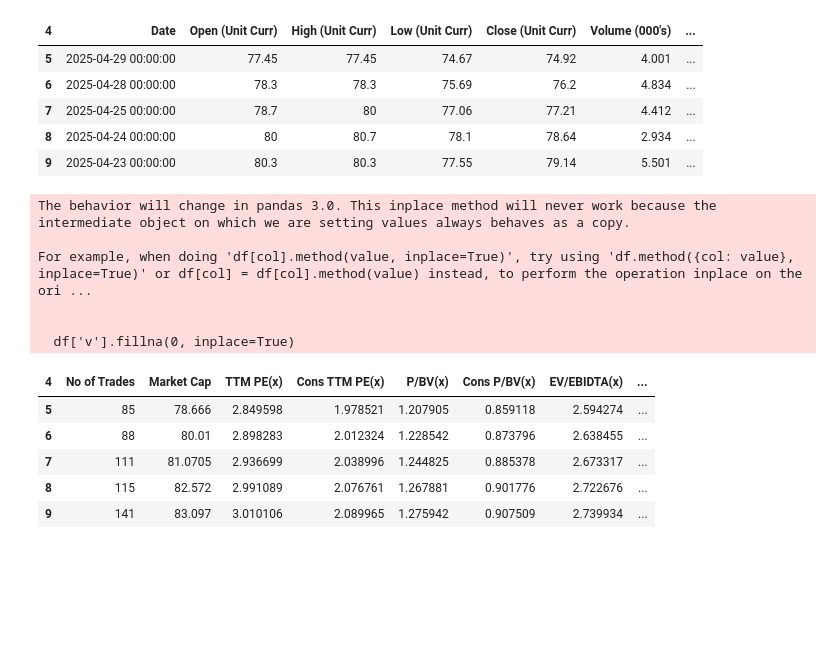
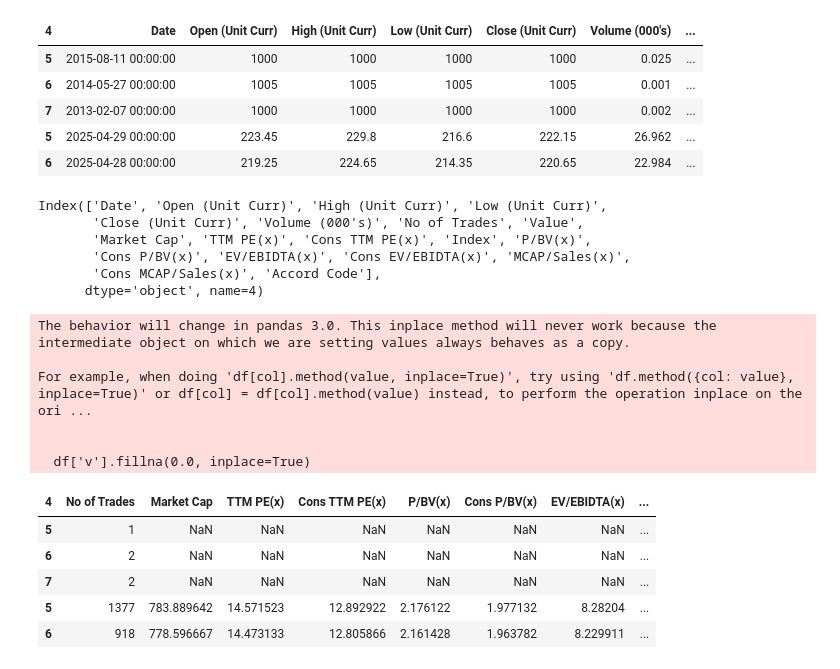
Before and after one commit to qodeinvestments/Qode-Data-Fetcher, a Jupyter notebook: scripts/view.ipynb, the cells around one changed output. Saved outputs shown, nothing was run; the diff lists cells and outputs as text; code cells hidden in the pictures; blank space fills up the shorter version.

```diff
--- a/scripts/view.ipynb
+++ b/scripts/view.ipynb
@@ -1,39 +1,48 @@
 # %%
 import pandas as pd
 
-df = pd.read_pickle("cold_storage/NSE Main Pickle.pkl")
+df = pd.read_pickle("~/../mnt/disk2/cold_storage/BSE Main Pickle.pkl")
 df.head()
 # %% [output]
 | 4 | Date | Open (Unit Curr) | High (Unit Curr) | Low (Unit Curr) | Close (Unit Curr) | Volume (000's) | ... |
-| 5 | 2025-04-29 00:00:00 | 77.45 | 77.45 | 74.67 | 74.92 | 4.001 | ... |
-| 6 | 2025-04-28 00:00:00 | 78.3 | 78.3 | 75.69 | 76.2 | 4.834 | ... |
-| 7 | 2025-04-25 00:00:00 | 78.7 | 80 | 77.06 | 77.21 | 4.412 | ... |
-| 8 | 2025-04-24 00:00:00 | 80 | 80.7 | 78.1 | 78.64 | 2.934 | ... |
-| 9 | 2025-04-23 00:00:00 | 80.3 | 80.3 | 77.55 | 79.14 | 5.501 | ... |
+| 5 | 2015-08-11 00:00:00 | 1000 | 1000 | 1000 | 1000 | 0.025 | ... |
+| 6 | 2014-05-27 00:00:00 | 1005 | 1005 | 1005 | 1005 | 0.001 | ... |
+| 7 | 2013-02-07 00:00:00 | 1000 | 1000 | 1000 | 1000 | 0.002 | ... |
+| 5 | 2025-04-29 00:00:00 | 223.45 | 229.8 | 216.6 | 222.15 | 26.962 | ... |
+| 6 | 2025-04-28 00:00:00 | 219.25 | 224.65 | 214.35 | 220.65 | 22.984 | ... |
+# %%
+df.columns
+# %% [output]
+Index(['Date', 'Open (Unit Curr)', 'High (Unit Curr)', 'Low (Unit Curr)',
+       'Close (Unit Curr)', 'Volume (000's)', 'No of Trades', 'Value',
+       'Market Cap', 'TTM PE(x)', 'Cons TTM PE(x)', 'Index', 'P/BV(x)',
+       'Cons P/BV(x)', 'EV/EBIDTA(x)', 'Cons EV/EBIDTA(x)', 'MCAP/Sales(x)',
+       'Cons MCAP/Sales(x)', 'Accord Code'],
+      dtype='object', name=4)
 # %%
 df['timestamp'] = df['Date']
 df['o'] = df['Open (Unit Curr)']
 df['h'] = df['High (Unit Curr)']
 df['l'] = df['Low (Unit Curr)']
 df['c'] = df['Close (Unit Curr)']
 df['v'] = df["Volume (000's)"] * 1000
-df['v'].fillna(0, inplace=True)
+df['v'].fillna(0.0, inplace=True)
 df['v'] = df['v'].astype(int)
 df.drop(columns=['Open (Unit Curr)', 'Close (Unit Curr)', 'High (Unit Curr)', 'Low (Unit Curr)', "Volume (000's)", "Value", 'Index', 'Date'], inplace=True)
 df.head()
 # %% [output]
 The behavior will change in pandas 3.0. This inplace method will never work because the intermediate object on which we are setting values always behaves as a copy.
 
 For example, when doing 'df[col].method(value, inplace=True)', try using 'df.method({col: value}, inplace=True)' or df[col] = df[col].method(value) instead, to perform the operation inplace on the ori ...
 
 
-  df['v'].fillna(0, inplace=True)
+  df['v'].fillna(0.0, inplace=True)
 | 4 | No of Trades | Market Cap | TTM PE(x) | Cons TTM PE(x) | P/BV(x) | Cons P/BV(x) | EV/EBIDTA(x) | ... |
-| 5 | 85 | 78.666 | 2.849598 | 1.978521 | 1.207905 | 0.859118 | 2.594274 | ... |
-| 6 | 88 | 80.01 | 2.898283 | 2.012324 | 1.228542 | 0.873796 | 2.638455 | ... |
-| 7 | 111 | 81.0705 | 2.936699 | 2.038996 | 1.244825 | 0.885378 | 2.673317 | ... |
-| 8 | 115 | 82.572 | 2.991089 | 2.076761 | 1.267881 | 0.901776 | 2.722676 | ... |
-| 9 | 141 | 83.097 | 3.010106 | 2.089965 | 1.275942 | 0.907509 | 2.739934 | ... |
+| 5 | 1 | NaN | NaN | NaN | NaN | NaN | NaN | ... |
+| 6 | 2 | NaN | NaN | NaN | NaN | NaN | NaN | ... |
+| 7 | 2 | NaN | NaN | NaN | NaN | NaN | NaN | ... |
+| 5 | 1377 | 783.889642 | 14.571523 | 12.892922 | 2.176122 | 1.977132 | 8.28204 | ... |
+| 6 | 918 | 778.596667 | 14.473133 | 12.805866 | 2.161428 | 1.963782 | 8.229911 | ... |
 # %%
 for col in list(df.columns):
     if col != 'timestamp' and df[col].dtype != 'int':
```
Also changed, not shown: parts of 8 cells of this notebook, 18 other files.
